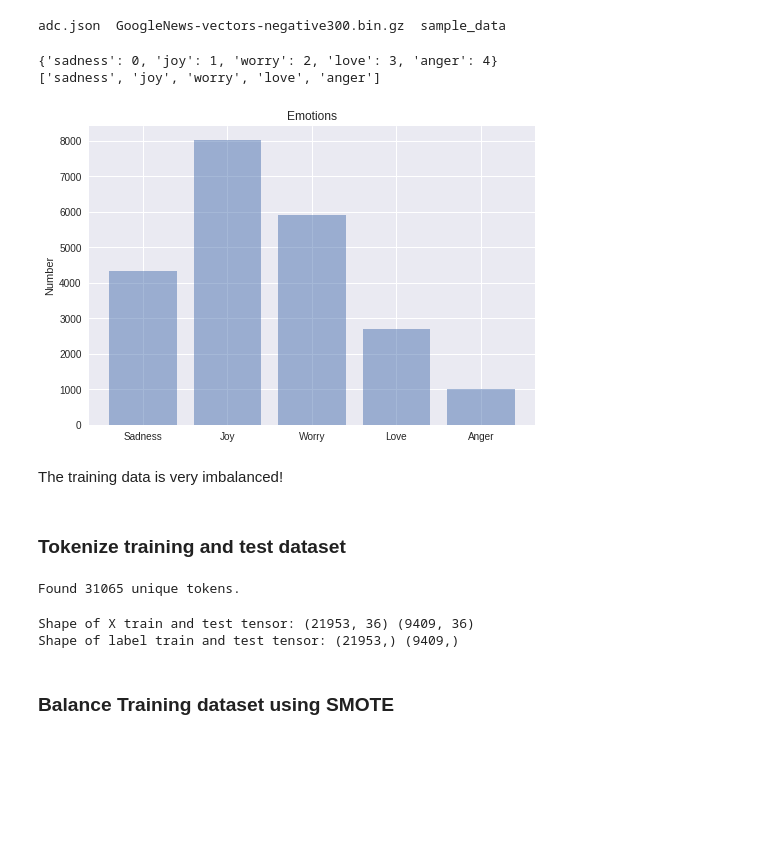
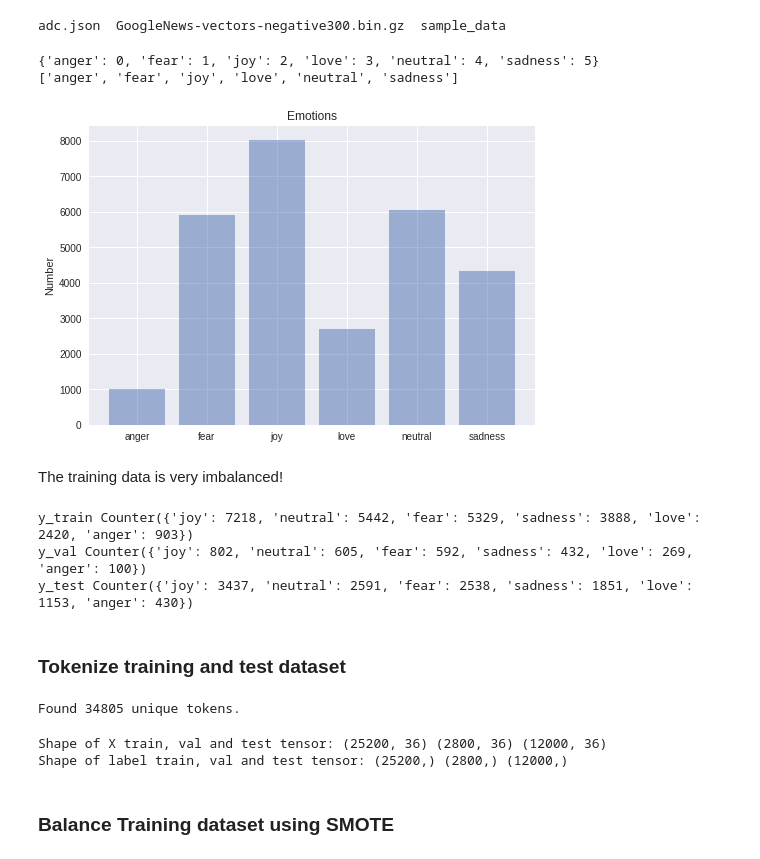
Before and after one commit to nakamura41/emotion_detection_notebooks, a Jupyter notebook: CrowdFlower_Emotion_Analysis_ConvNet.ipynb, the cells around one changed output. Drawn from its saved outputs; the diff is of its cells as text; code cells hidden in the pictures; blank space fills up the shorter version.

```diff
--- a/CrowdFlower_Emotion_Analysis_ConvNet.ipynb
+++ b/CrowdFlower_Emotion_Analysis_ConvNet.ipynb
@@ -89,7 +89,9 @@ adc.json  GoogleNews-vectors-negative300.bin.gz  sample_data
 # %%
 class CrowdFlowerDataset(object):
   BASE_URL = "https://www.crowdflower.com/wp-content/uploads/2016/07/text_emotion.csv"
-  EMOTION_CLASSES = ["anger", "boredom", "empty", "enthusiasm", "fun", "happiness", "hate", "love", "neutral", "relief", "sadness", "surprise", "worry"]
+  EMOTION_ORIGINAL_CLASSES = ["anger", "boredom", "empty", "enthusiasm", "fun", "happiness", "hate", "love", "neutral", "relief", "sadness", "surprise", "worry"]
+  EMOTION_CLASSES = ["anger", "fear", "joy", "love", "neutral", "sadness"]
+  EMOTION_CLASSES_DICT = {"anger": 0, "fear": 1, "joy": 2, "love": 3, "neutral": 4, "sadness": 5}
   RANDOM_STATE = 41
 
   # based on Parrott's emotions group
@@ -106,19 +108,28 @@ class CrowdFlowerDataset(object):
       "relief": "joy",
       "sadness": "sadness",
       "surprise": "joy",
-      "worry": "worry"
+      "worry": "fear"
   }
+
+  def get_classes(self):
+    return self.EMOTION_CLASSES
+
+  def get_classes_dict(self):
+    return self.EMOTION_CLASSES_DICT
+
+  def get_num_classes(self):
+    return len(self.EMOTION_CLASSES)
 
   def __load_data_url(self, url):
     df = pd.read_csv(url)
     df["text"] = df["content"]
     df["emotion"] = df["sentiment"]
-    df = df[df.emotion != "neutral"]
+    # df = df[df.emotion != "neutral"]
     return df[["text", "emotion"]]
 
   def __emotion_mapping(self, data):
     new_data = data
-    for emotion in self.EMOTION_CLASSES:
+    for emotion in self.EMOTION_ORIGINAL_CLASSES:
       new_data.loc[data.emotion == emotion, "emotion"] = self.EMOTION_MAPPING[emotion]
     return new_data
 
@@ -133,66 +144,76 @@ class CrowdFlowerDataset(object):
     return train_data, test_data
 # %%
 crowd_flower_dataset = CrowdFlowerDataset()
-train_data, test_data = crowd_flower_dataset.load_data()
+train_data_original, test_data = crowd_flower_dataset.load_data()
 
-emotions = train_data.emotion.unique()
-dic = dict()
-labels = []
-for i, emotion in enumerate(emotions):
-    dic[emotion]=i
-    labels.append(emotion)
+emotions = train_data_original.emotion.unique()
+dic = crowd_flower_dataset.get_classes_dict()
+labels = crowd_flower_dataset.get_classes()
 print(dic)
 print(labels)
 
 for emotion in labels:
-  train_data.loc[train_data.emotion == emotion, "emotion_int"] = dic[emotion]
+  train_data_original.loc[train_data_original.emotion == emotion, "emotion_int"] = dic[emotion]
   test_data.loc[test_data.emotion == emotion, "emotion_int"] = dic[emotion]
 
-num_bins = 5
-bins = [0,1,2,3,4,5]
-hist, _ = np.histogram(train_data["emotion_int"], bins=bins)
+num_bins = crowd_flower_dataset.get_num_classes()
+bins = [0,1,2,3,4,5,6]
+hist, _ = np.histogram(train_data_original["emotion_int"], bins=bins)
 
-objects = ('Sadness', 'Joy', 'Worry', 'Love', 'Anger')
+objects = crowd_flower_dataset.get_classes()
 y_pos = np.arange(len(objects))
 
 plt.bar(y_pos, hist, align='center', alpha=0.5)
 plt.xticks(y_pos, objects)
 plt.ylabel('Number')
 plt.title('Emotions')
 
 plt.show()
 # %% [output]
-{'sadness': 0, 'joy': 1, 'worry': 2, 'love': 3, 'anger': 4}
-['sadness', 'joy', 'worry', 'love', 'anger']
+{'anger': 0, 'fear': 1, 'joy': 2, 'love': 3, 'neutral': 4, 'sadness': 5}
+['anger', 'fear', 'joy', 'love', 'neutral', 'sadness']
-[figure, old version]
+[figure, new version]
 # %% [markdown]
 The training data is very imbalanced!
+# %%
+train_data, val_data = train_test_split(train_data_original, test_size=0.1, random_state=RANDOM_STATE, stratify=train_data_original["emotion"].values)
+
+print('y_train {}'.format(Counter(train_data["emotion"].values)))
+print('y_val {}'.format(Counter(val_data["emotion"].values)))
+print('y_test {}'.format(Counter(test_data["emotion"].values)))
+# %% [output]
+y_train Counter({'joy': 7218, 'neutral': 5442, 'fear': 5329, 'sadness': 3888, 'love': 2420, 'anger': 903})
+y_val Counter({'joy': 802, 'neutral': 605, 'fear': 592, 'sadness': 432, 'love': 269, 'anger': 100})
+y_test Counter({'joy': 3437, 'neutral': 2591, 'fear': 2538, 'sadness': 1851, 'love': 1153, 'anger': 430})
 # %% [markdown]
 ### Tokenize training and test dataset
 # %%
-NUM_WORDS=20000
-texts = train_data.text
+NUM_WORDS=60000
+texts = train_data["text"].values
 tokenizer = Tokenizer(num_words=NUM_WORDS,filters='!"#$%&()*+,-./:;<=>?@[\\]^_`{|}~\t\n\'',
                       lower=True)
 tokenizer.fit_on_texts(texts)
 sequences_train = tokenizer.texts_to_sequences(texts)
-sequences_test = tokenizer.texts_to_sequences(test_data.text)
+sequences_val = tokenizer.texts_to_sequences(val_data["text"].values)
+sequences_test = tokenizer.texts_to_sequences(test_data["text"].values)
 word_index = tokenizer.word_index
 print('Found %s unique tokens.' % len(word_index))
 # %% [output]
-Found 31065 unique tokens.
+Found 34805 unique tokens.
 # %%
 X_train_unbalanced = pad_sequences(sequences_train)
+X_val = pad_sequences(sequences_val, maxlen=X_train_unbalanced.shape[1])
 X_test = pad_sequences(sequences_test, maxlen=X_train_unbalanced.shape[1])
 
 y_train_unbalanced = np.asarray(train_data.emotion.apply(lambda x:dic[x]))
+y_val = np.asarray(val_data.emotion.apply(lambda x:dic[x]))
 y_test = np.asarray(test_data.emotion.apply(lambda x:dic[x]))
 
-print('Shape of X train and test tensor:', X_train_unbalanced.shape, X_test.shape)
-print('Shape of label train and test tensor:', y_train_unbalanced.shape, y_test.shape)
+print('Shape of X train, val and test tensor:', X_train_unbalanced.shape, X_val.shape, X_test.shape)
+print('Shape of label train, val and test tensor:', y_train_unbalanced.shape, y_val.shape, y_test.shape)
 # %% [output]
-Shape of X train and test tensor: (21953, 36) (9409, 36)
-Shape of label train and test tensor: (21953,) (9409,)
+Shape of X train, val and test tensor: (25200, 36) (2800, 36) (12000, 36)
+Shape of label train, val and test tensor: (25200,) (2800,) (12000,)
 # %% [markdown]
 ### Balance Training dataset using SMOTE
 # %%
```
Also changed, not shown: parts of 22 cells of this notebook.
